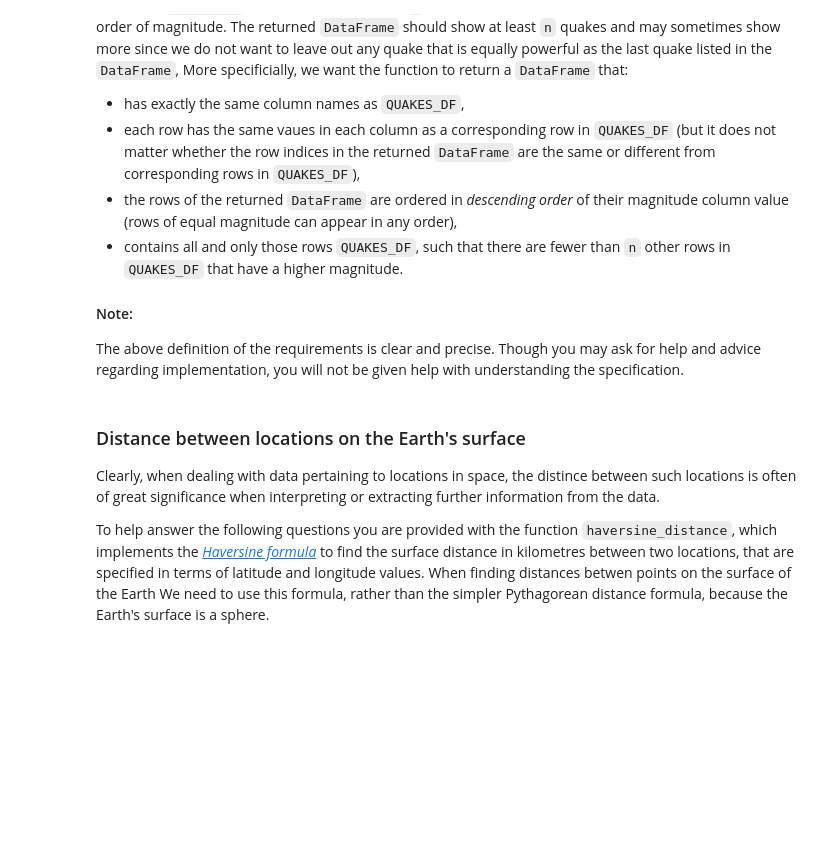
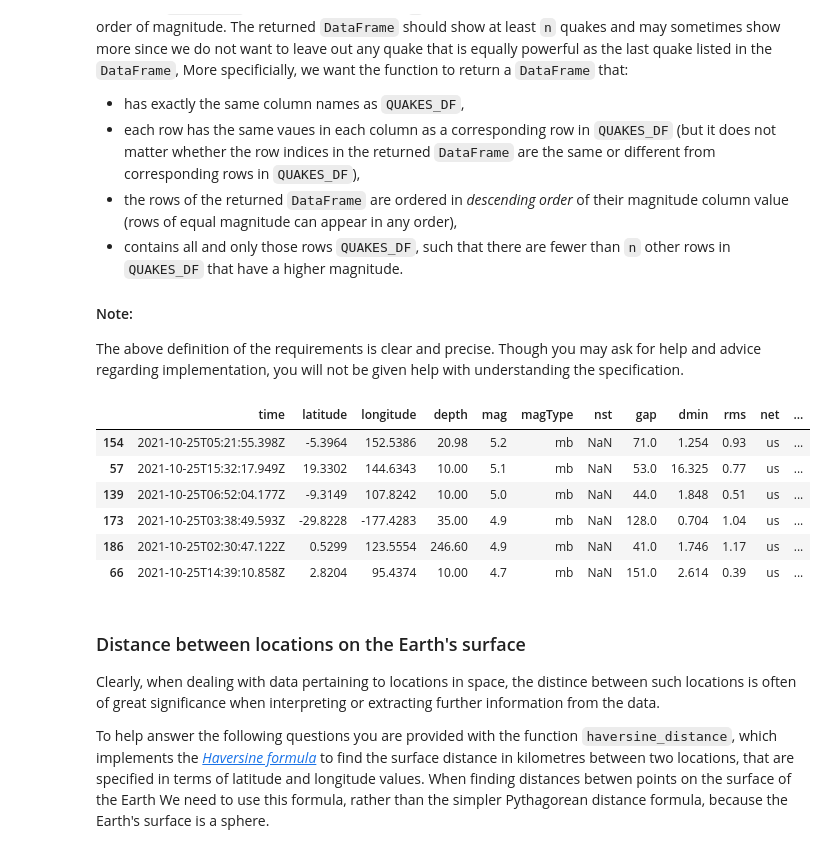
Before and after one commit to buthaina279/P4DS, a Jupyter notebook: A2_Earthquakes_V2.ipynb, the cells around one changed output. Cells and saved outputs as stored; diff of their text form; code cells hidden in the pictures; blank space fills up the shorter version.

Commit message:
all questions solved unless 2C and 2e might be false

```diff
--- a/A2_Earthquakes_V2.ipynb
+++ b/A2_Earthquakes_V2.ipynb
@@ -558,10 +568,20 @@ The above definition of the requirements is clear and precise. Though you may as
 # Question 2c answer cell
 
 def most_powerful_n_quakes(n):
-  sorted_mag = QUAKE_DF.sort_values(by = ["mag"], ascending= False)
-  ????
+  sorted_mag = QUAKE_DF.sort_values(by = ["mag"], ascending= False)[:n+1]
+  return sorted_mag
     # Edit this function to make it return a DataFrame of
     # the 'top n' quakes of the all_day.csv file
+# %%
+most_powerful_n_quakes(5)
+# %% [output]
+|  | time | latitude | longitude | depth | mag | magType | nst | gap | dmin | rms | net | ... |
+| 154 | 2021-10-25T05:21:55.398Z | -5.3964 | 152.5386 | 20.98 | 5.2 | mb | NaN | 71.0 | 1.254 | 0.93 | us | ... |
+| 57 | 2021-10-25T15:32:17.949Z | 19.3302 | 144.6343 | 10.00 | 5.1 | mb | NaN | 53.0 | 16.325 | 0.77 | us | ... |
+| 139 | 2021-10-25T06:52:04.177Z | -9.3149 | 107.8242 | 10.00 | 5.0 | mb | NaN | 44.0 | 1.848 | 0.51 | us | ... |
+| 173 | 2021-10-25T03:38:49.593Z | -29.8228 | -177.4283 | 35.00 | 4.9 | mb | NaN | 128.0 | 0.704 | 1.04 | us | ... |
+| 186 | 2021-10-25T02:30:47.122Z | 0.5299 | 123.5554 | 246.60 | 4.9 | mb | NaN | 41.0 | 1.746 | 1.17 | us | ... |
+| 66 | 2021-10-25T14:39:10.858Z | 2.8204 | 95.4374 | 10.00 | 4.7 | mb | NaN | 151.0 | 2.614 | 0.39 | us | ... |
 # %% [markdown]
 ### Distance between locations on the Earth's surface
 
```
Also changed, not shown: parts of 9 cells of this notebook.
